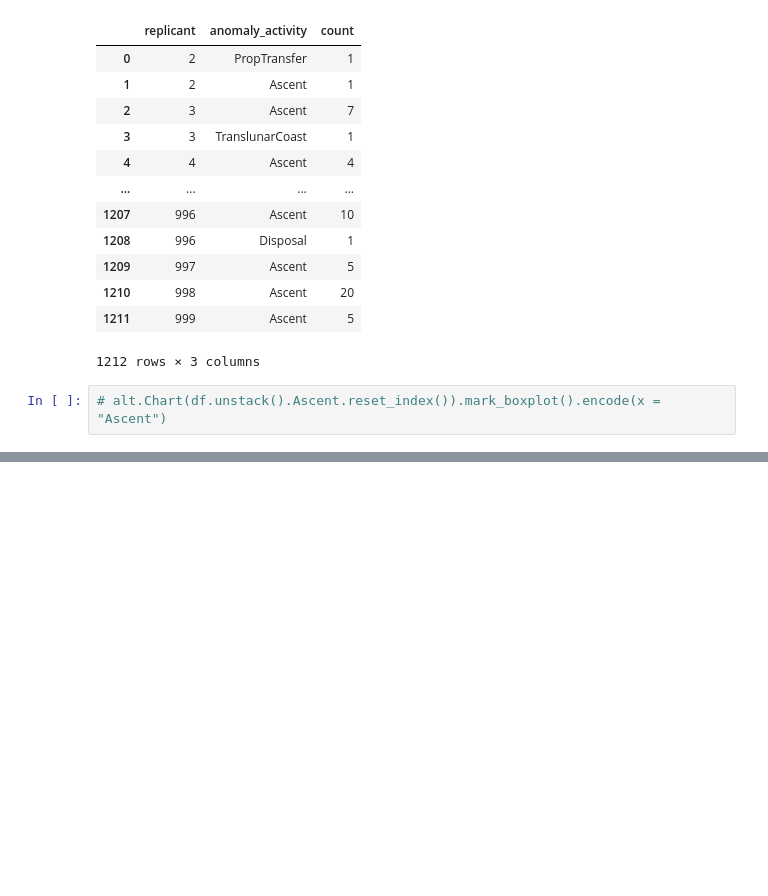
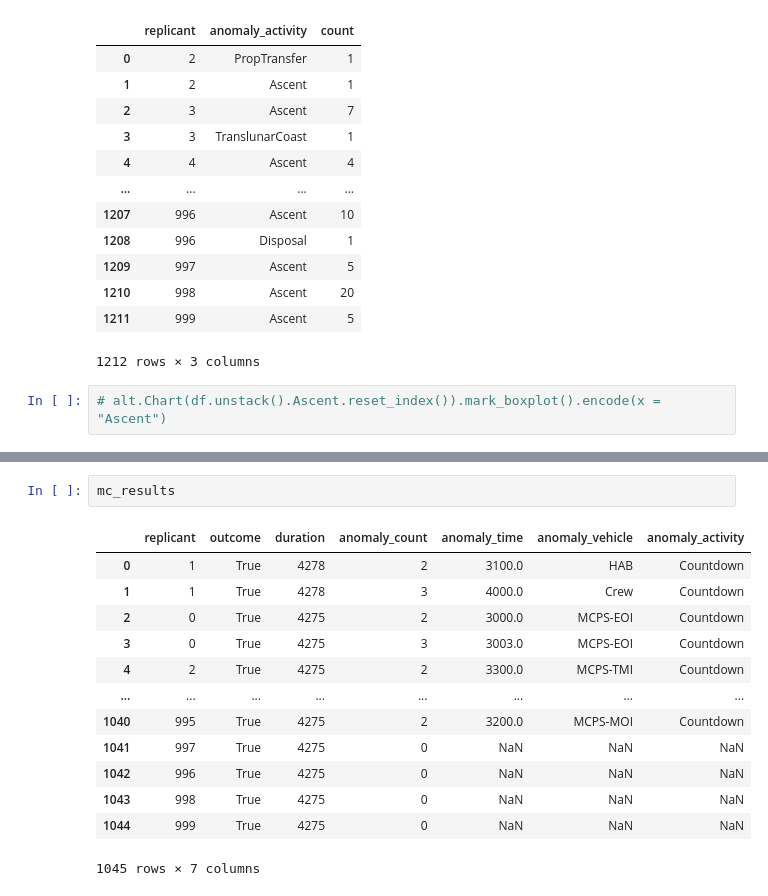
Before and after one commit to edhschen/space_mission_des, a Jupyter notebook: SpaceMissionDES/analysis/viz_monte_carlo.ipynb, the cells around one changed output, grey strips where cells are left out. Saved outputs shown, nothing was run; the diff lists cells and outputs as text; blank space fills up the shorter version.

```diff
--- a/SpaceMissionDES/analysis/viz_monte_carlo.ipynb
+++ b/SpaceMissionDES/analysis/viz_monte_carlo.ipynb
@@ -186,3 +190,19 @@ alt.Chart(df).mark_boxplot().encode(
 )
 # %% [output]
 [interactive output not drawn]
+# %%
+mc_results
+# %% [output]
+|  | replicant | outcome | duration | anomaly_count | anomaly_time | anomaly_vehicle | anomaly_activity |
+| 0 | 1 | True | 4278 | 2 | 3100.0 | HAB | Countdown |
+| 1 | 1 | True | 4278 | 3 | 4000.0 | Crew | Countdown |
+| 2 | 0 | True | 4275 | 2 | 3000.0 | MCPS-EOI | Countdown |
+| 3 | 0 | True | 4275 | 3 | 3003.0 | MCPS-EOI | Countdown |
+| 4 | 2 | True | 4275 | 2 | 3300.0 | MCPS-TMI | Countdown |
+| ... | ... | ... | ... | ... | ... | ... | ... |
+| 1040 | 995 | True | 4275 | 2 | 3200.0 | MCPS-MOI | Countdown |
+| 1041 | 997 | True | 4275 | 0 | NaN | NaN | NaN |
+| 1042 | 996 | True | 4275 | 0 | NaN | NaN | NaN |
+| 1043 | 998 | True | 4275 | 0 | NaN | NaN | NaN |
+| 1044 | 999 | True | 4275 | 0 | NaN | NaN | NaN |
+1045 rows × 7 columns
```
Also changed, not shown: parts of 3 cells of this notebook, 3 other files.
